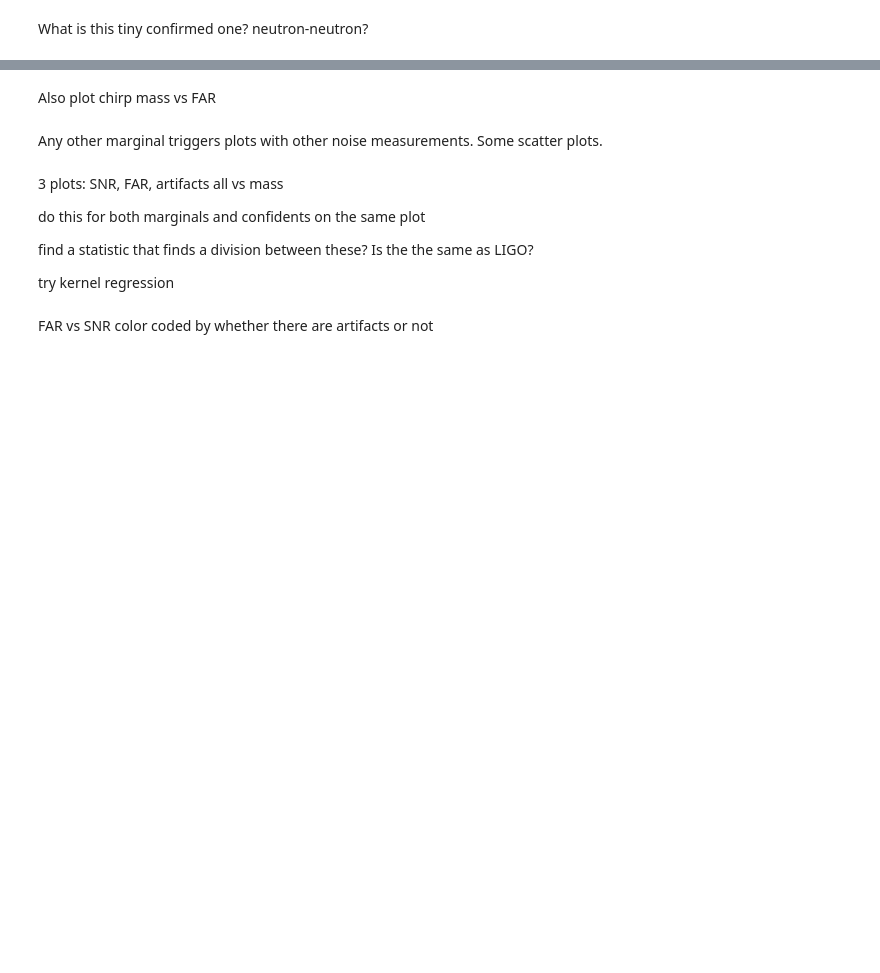
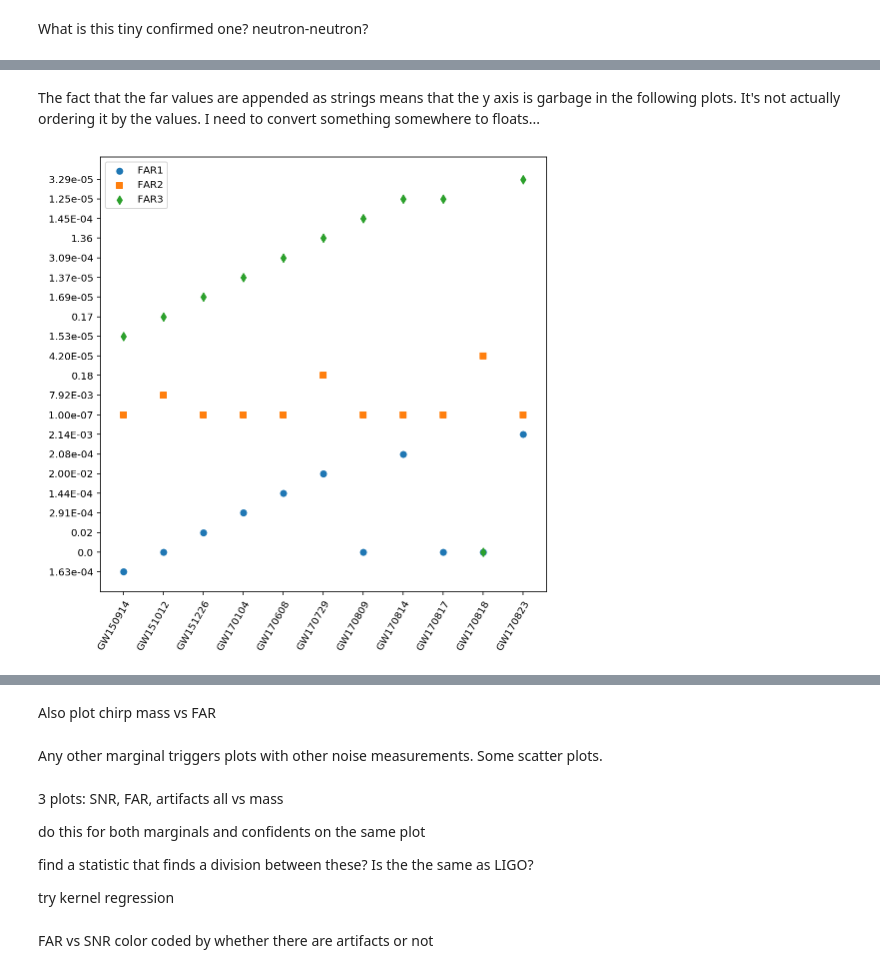
Before and after one commit to charlotteolsen/astrostats_GWproject, a Jupyter notebook: GW_project_massplots.ipynb, the cells around one changed output, grey strips where cells are left out. Saved outputs shown, nothing was run; the diff lists cells and outputs as text; code cells hidden in the pictures; blank space fills up the shorter version.

```diff
--- a/GW_project_massplots.ipynb
+++ b/GW_project_massplots.ipynb
@@ -37,6 +37,7 @@ csv_confirmed
 | 9 | GW170818 | 35.5 +7.5-4.7 | 26.8 +4.3-5.2 | -0.12 | 26.7 +2.1-1.7 | ... |
 | 10 | GW170823 | 39.6 +10.0-6.6 | 29.4 +6.3-7.1 | 0.08 +0.20-0.22 | 29.3 +4.2-3.2 | ... |
 # %%
+#Read in all the columns I need
 pm = csv_confirmed['Primary mass (M_sun)']
 sm = csv_confirmed['Secondary mass (M_sun)']
 cm = csv_confirmed['chirp mass (M_sun)']
@@ -45,6 +46,9 @@ events = csv_confirmed['Event']
 snr1 = csv_confirmed['Network SNR cWB']
 snr2 = csv_confirmed['Network SNR gstLAL']
 snr3 = csv_confirmed['Network SNR PyCBC']
+far1 = csv_confirmed['FAR cWB (yr^-1)']
+far2 = csv_confirmed['FAR gstLAL (yr^-1)']
+far3 = csv_confirmed['FAR PyCBC  (yr^-1)']
 
 print(pm.values)
 #print(sm)
@@ -408,3 +480,20 @@ What is this tiny confirmed one? neutron-neutron?
+# %% [markdown]
+The fact that the far values are appended as strings means that the y axis is garbage in the following plots.  It's not actually ordering it by the values.  I need to convert something somewhere to floats...
+# %%
+fig, ax = plt.subplots(figsize = (8,8))
+#ax.scatter(eventlist,snr1_conf, label = 'SNR1', marker = 'o')
+#ax.scatter(eventlist,snr2_conf, label = 'SNR2', marker = 's')
+#ax.scatter(eventlist,snr3_conf, label = 'SNR3', marker = 'd')
+ax.scatter(eventlist,far1_conf, label = 'FAR1', marker = 'o')
+ax.scatter(eventlist,far2_conf, label = 'FAR2', marker = 's')
+ax.scatter(eventlist,far3_conf, label = 'FAR3', marker = 'd')
+
+
+ax.legend()
+plt.setp(ax.get_xticklabels(), rotation=60, ha="right",
+         rotation_mode="anchor");
+# %% [output]
+[figure, added]
 # %%
 fig, ax = plt.subplots(figsize = (8,8))
 #ax.errorbar(eventlist,c_mass, yerr = (c_dnerr,c_uperr), label = 'Confirmed Chirp Masses',
```
Also changed, not shown: parts of 12 cells of this notebook.
